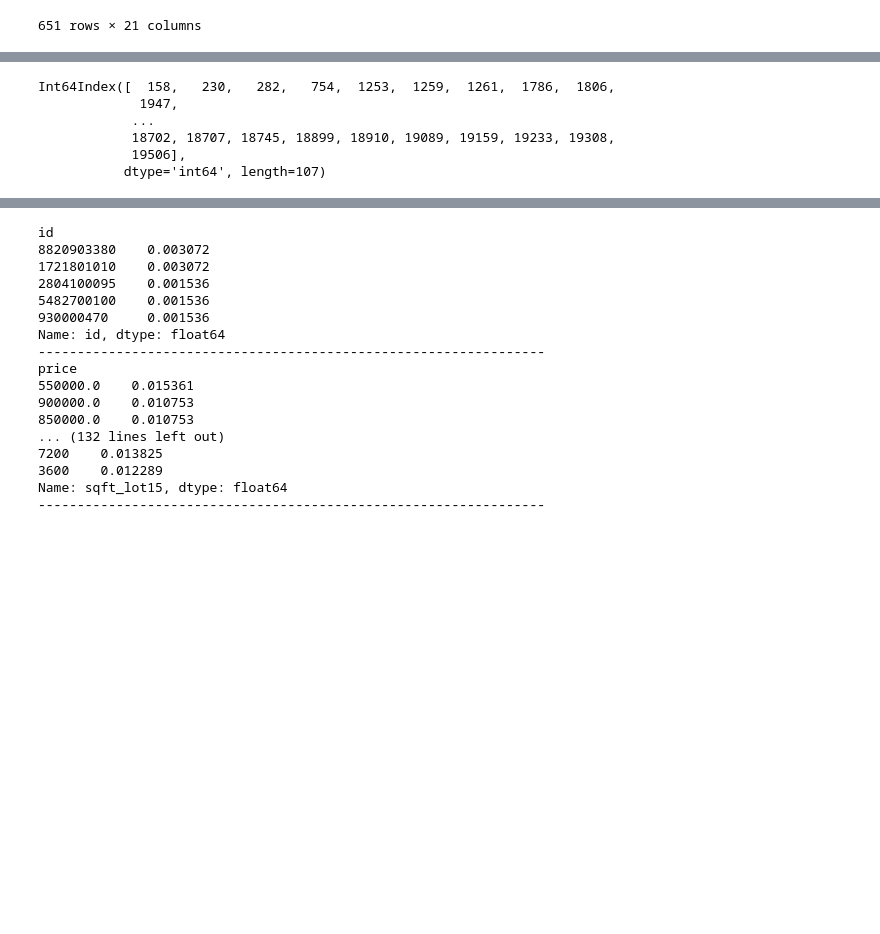
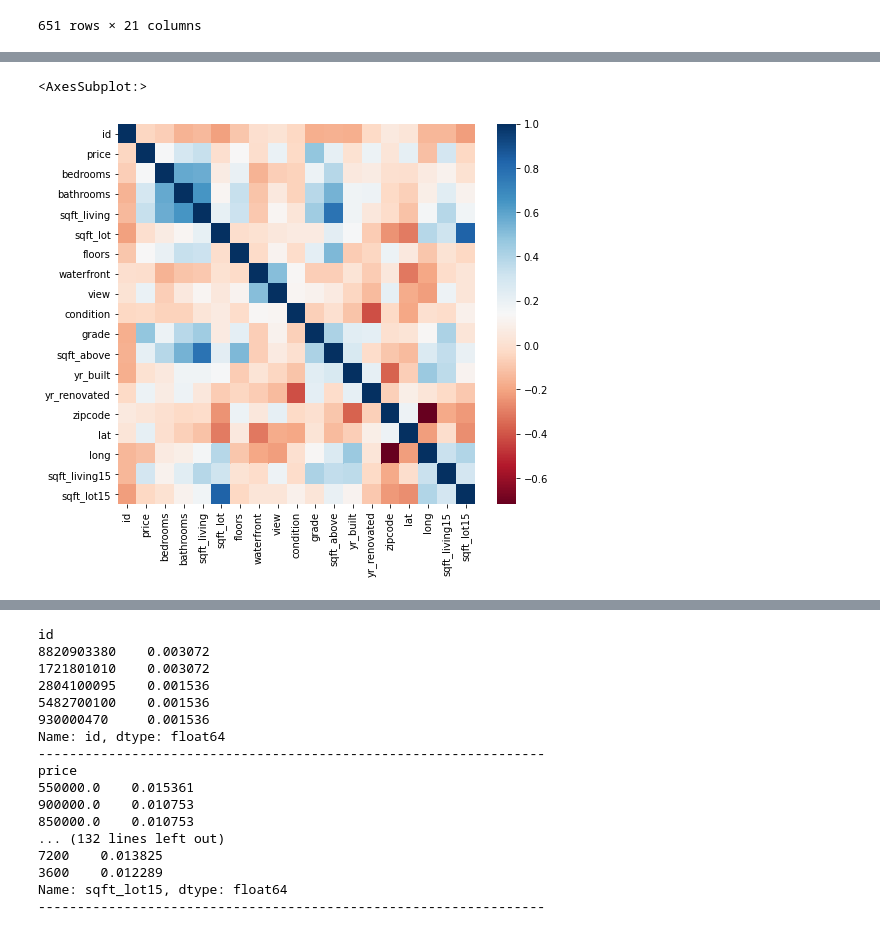
Before and after one commit to ozbunae/Housing_Data, a Jupyter notebook: Renovated.ipynb, the cells around one changed output, grey strips where cells are left out. Saved outputs shown, nothing was run; the diff lists cells and outputs as text; code cells hidden in the pictures; blank space fills up the shorter version.

```diff
--- a/Renovated.ipynb
+++ b/Renovated.ipynb
@@ -141,0 +178,5 @@ df_reno
+# %%
+min_threshold, max_threshold = df_reno.price.quantile([0.25, 0.75])
+min_threshold, max_threshold
+
+#removing outliers with interquartile method
@@ -141,0 +185,2 @@ df_reno
+# %%
+df_1 = df_reno[(df_reno.price < max_threshold) & (df_reno.price > min_threshold)]
@@ -142,20 +222,8 @@ df_reno
 # %%
-#getting rid of outliers
-#getting rid of object columns
+#removed objects
+
 drop_these = ['date', 'sqft_basement']
-df_reno = df_reno.drop(columns=drop_these)
+df_1 = df_1.drop(columns=drop_these)
-# %%
-#zscore method
-df_1 = df_reno[(np.abs(stats.zscore(df_reno)) < 3).all(axis = 1)]
-
-df_reno.index.difference(df_1.index)
-# %% [output]
-Int64Index([  158,   230,   282,   754,  1253,  1259,  1261,  1786,  1806,
-             1947,
-            ...
-            18702, 18707, 18745, 18899, 18910, 19089, 19159, 19233, 19308,
-            19506],
-           dtype='int64', length=107)
 # %%
 df_1.describe()
 # %% [output]
@@ -168,3 +236,11 @@ df_1.describe()
 | 50% | 3.971701e+09 | 5.955000e+05 | 3.000000 | 2.00000 | 2115.000000 | 7090.000000 | 1.500000 | 0.0 | 0.000000 | 3.000000 | ... |
 | 75% | 7.011200e+09 | 8.500000e+05 | 4.000000 | 2.75000 | 2760.000000 | 10558.250000 | 2.000000 | 0.0 | 0.000000 | 3.000000 | ... |
 | max | 9.829200e+09 | 2.650000e+06 | 6.000000 | 4.50000 | 4960.000000 | 104544.000000 | 2.500000 | 0.0 | 4.000000 | 4.000000 | ... |
+# %%
+#Looking at the correlation between different columns to check for multicollinearity.
+
+plt.figure(figsize = (8,7))
+sns.heatmap(df_1.corr(), cmap = 'RdBu')
+# %% [output]
+<AxesSubplot:>
+[figure, added]
```
Also changed, not shown: parts of 19 cells of this notebook, 1 other file.
